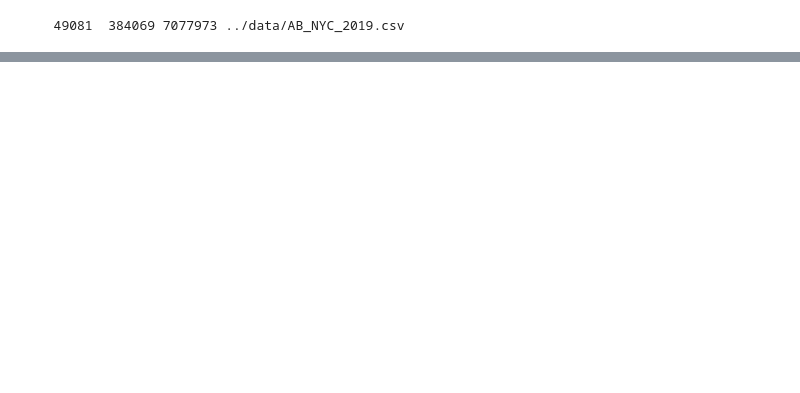
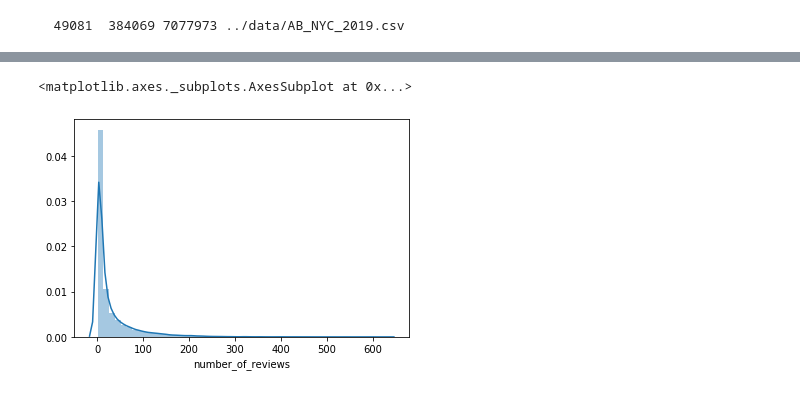
Before and after one commit to mickey-is-codin/airbnb, a Jupyter notebook: notebooks/eda.ipynb, the cells around one changed output, grey strips where cells are left out. Cells and saved outputs as stored; diff of their text form; code cells hidden in the pictures; blank space fills up the shorter version.

```diff
--- a/notebooks/eda.ipynb
+++ b/notebooks/eda.ipynb
@@ -82,0 +155,5 @@ Number of records in dataset: 48895
+# %%
+sns.distplot(bnb_df["number_of_reviews"])
+# %% [output]
+<matplotlib.axes._subplots.AxesSubplot at 0x...>
+[figure, added]
```
Also changed, not shown: parts of 12 cells of this notebook.
